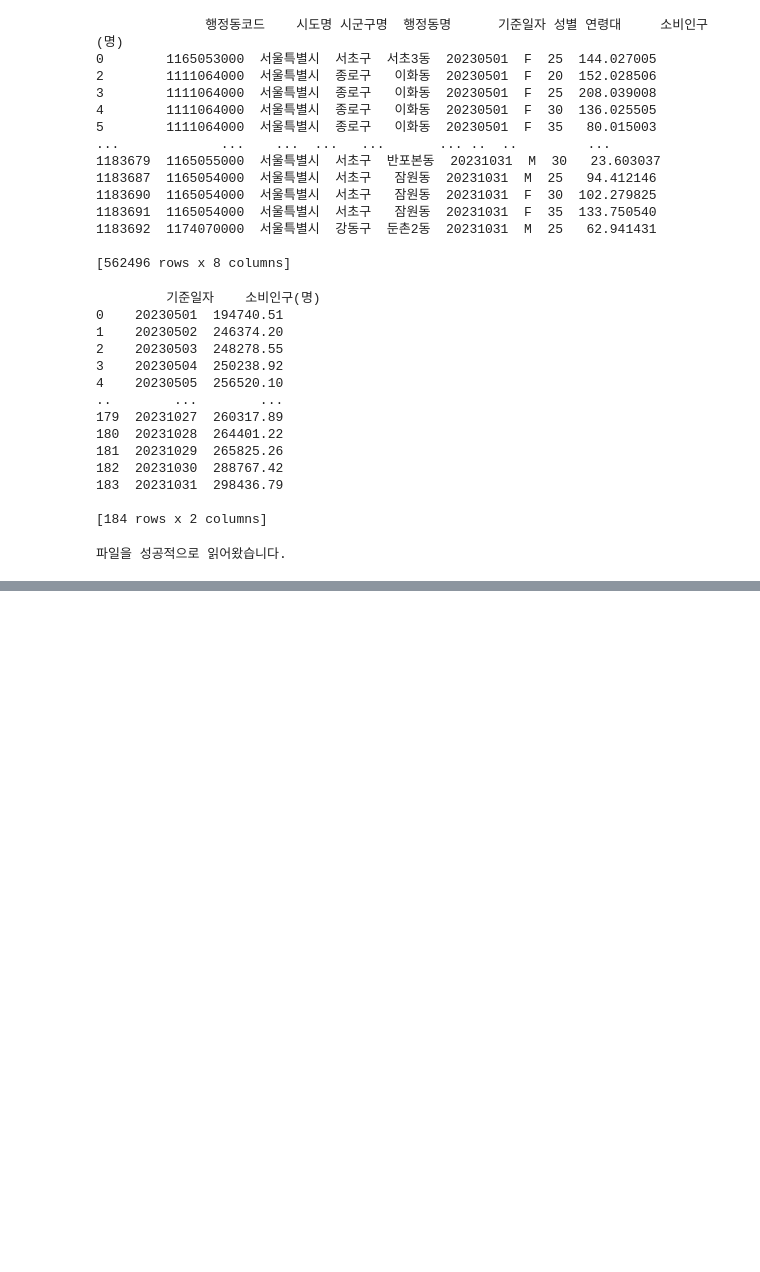
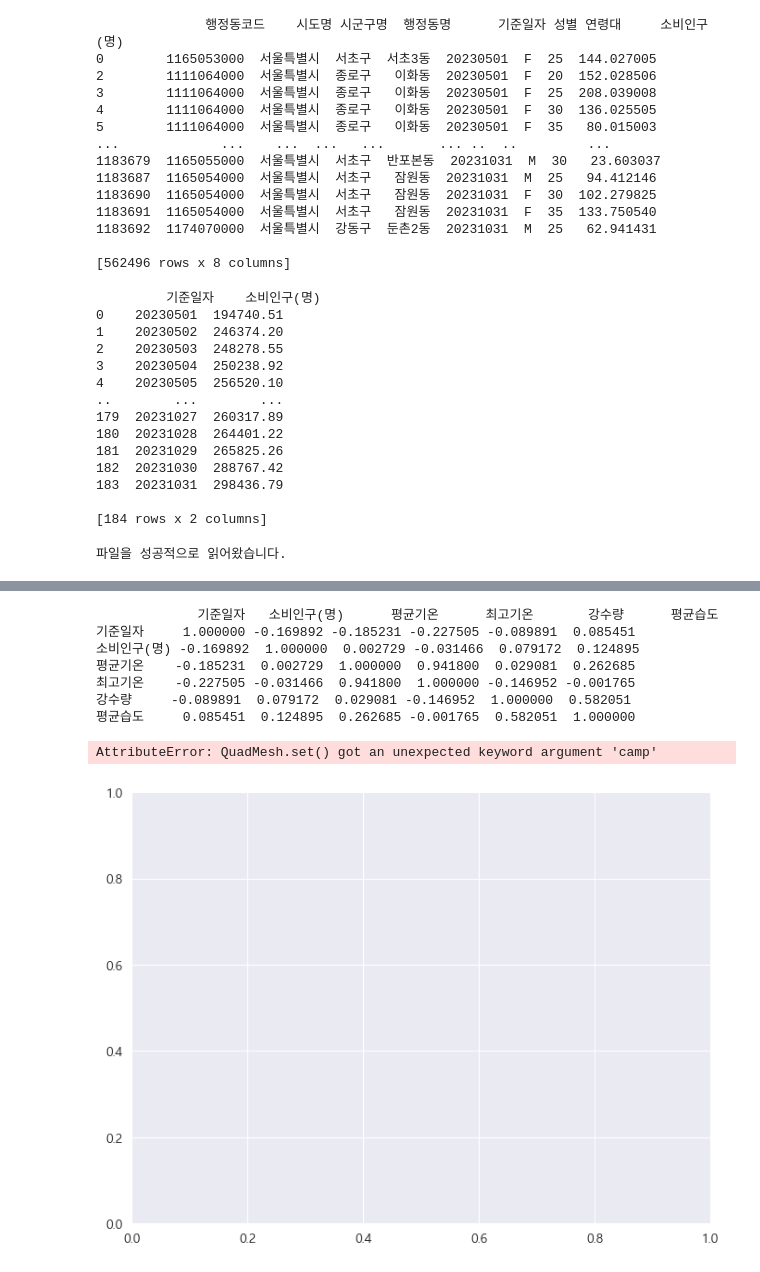
Before and after one commit to yoojiseong/team_project3_python, a Jupyter notebook: DataAnalyze/청년층판매량과_날씨의_상관관계/DataAnalyzing.ipynb, the cells around one changed output, grey strips where cells are left out. Saved outputs shown, nothing was run; the diff lists cells and outputs as text; code cells hidden in the pictures; blank space fills up the shorter version.

Commit message:
청년 데이터와 날씨간의 상관관계 분석 완료

```diff
--- a/DataAnalyze/청년층판매량과_날씨의_상관관계/DataAnalyzing.ipynb
+++ b/DataAnalyze/청년층판매량과_날씨의_상관관계/DataAnalyzing.ipynb
@@ -91,0 +110,17 @@ LinAlgError: SVD did not converge in Linear Least Squares
+# %%
+corr_matrix = df.corr()
+print(corr_matrix)
+plt.figure(figsize=(8,6))
+sns.heatmap(corr_matrix, annot=True, fmt='.2f', camp='coolwarm')
+plt.title("상관관계 히트맵")
+plt.show()
+# %% [output]
+             기준일자   소비인구(명)      평균기온      최고기온       강수량      평균습도
+기준일자     1.000000 -0.169892 -0.185231 -0.227505 -0.089891  0.085451
+소비인구(명) -0.169892  1.000000  0.002729 -0.031466  0.079172  0.124895
+평균기온    -0.185231  0.002729  1.000000  0.941800  0.029081  0.262685
+최고기온    -0.227505 -0.031466  0.941800  1.000000 -0.146952 -0.001765
+강수량     -0.089891  0.079172  0.029081 -0.146952  1.000000  0.582051
+평균습도     0.085451  0.124895  0.262685 -0.001765  0.582051  1.000000
+AttributeError: QuadMesh.set() got an unexpected keyword argument 'camp'
+[figure, added]
```
Also changed, not shown: parts of 1 cell of this notebook.
